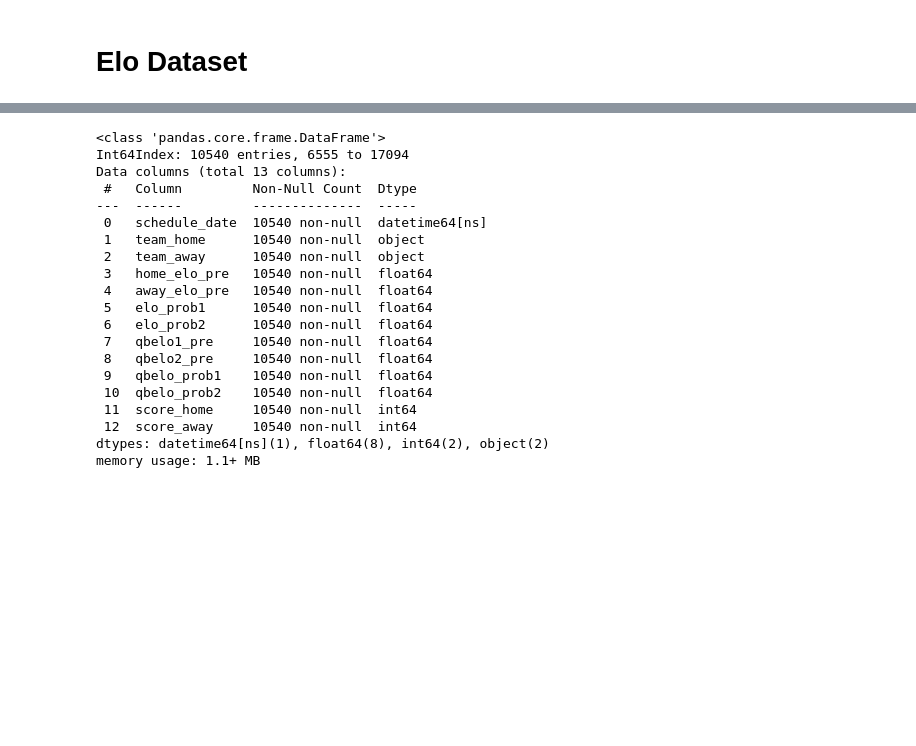
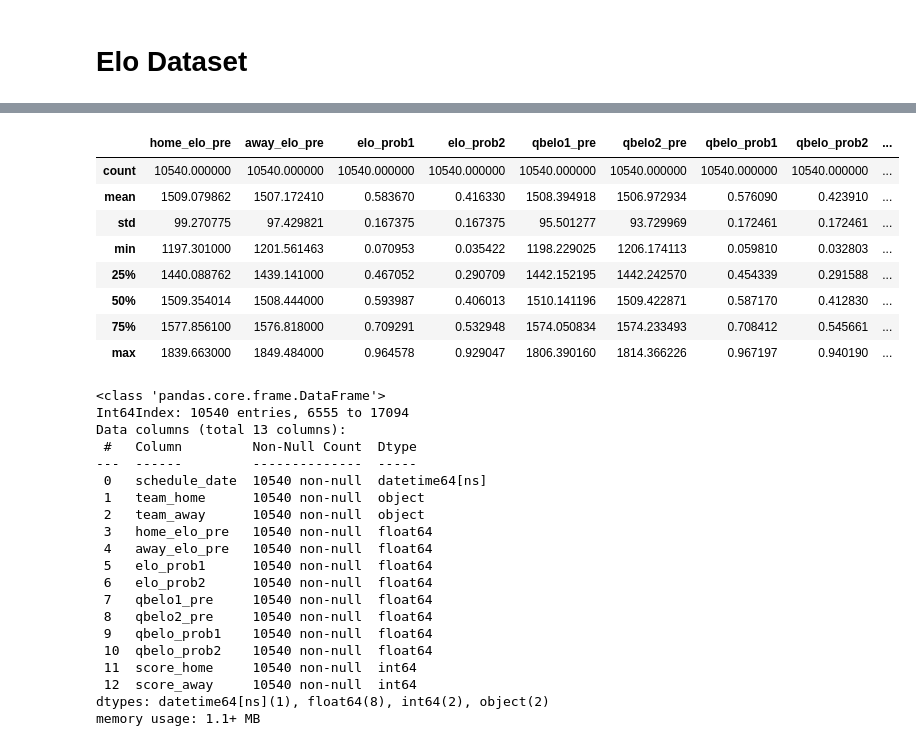
Before and after one commit to schlenkerc18/50-Weeks-50-Projects, a Jupyter notebook: Week 35/SpreadPrediction.ipynb, the cells around one changed output, grey strips where cells are left out. Drawn from its saved outputs; the diff is of its cells as text; code cells hidden in the pictures; blank space fills up the shorter version.

```diff
--- a/Week 35/SpreadPrediction.ipynb
+++ b/Week 35/SpreadPrediction.ipynb
@@ -43,3 +65,15 @@ elo.head()
+# %%
+elo.describe()
+# %% [output]
+|  | home_elo_pre | away_elo_pre | elo_prob1 | elo_prob2 | qbelo1_pre | qbelo2_pre | qbelo_prob1 | qbelo_prob2 | ... |
+| count | 10540.000000 | 10540.000000 | 10540.000000 | 10540.000000 | 10540.000000 | 10540.000000 | 10540.000000 | 10540.000000 | ... |
+| mean | 1509.079862 | 1507.172410 | 0.583670 | 0.416330 | 1508.394918 | 1506.972934 | 0.576090 | 0.423910 | ... |
+| std | 99.270775 | 97.429821 | 0.167375 | 0.167375 | 95.501277 | 93.729969 | 0.172461 | 0.172461 | ... |
+| min | 1197.301000 | 1201.561463 | 0.070953 | 0.035422 | 1198.229025 | 1206.174113 | 0.059810 | 0.032803 | ... |
+| 25% | 1440.088762 | 1439.141000 | 0.467052 | 0.290709 | 1442.152195 | 1442.242570 | 0.454339 | 0.291588 | ... |
+| 50% | 1509.354014 | 1508.444000 | 0.593987 | 0.406013 | 1510.141196 | 1509.422871 | 0.587170 | 0.412830 | ... |
+| 75% | 1577.856100 | 1576.818000 | 0.709291 | 0.532948 | 1574.050834 | 1574.233493 | 0.708412 | 0.545661 | ... |
+| max | 1839.663000 | 1849.484000 | 0.964578 | 0.929047 | 1806.390160 | 1814.366226 | 0.967197 | 0.940190 | ... |
 # %%
 elo.info()
 # %% [output]
```
Also changed, not shown: parts of 23 cells of this notebook.
